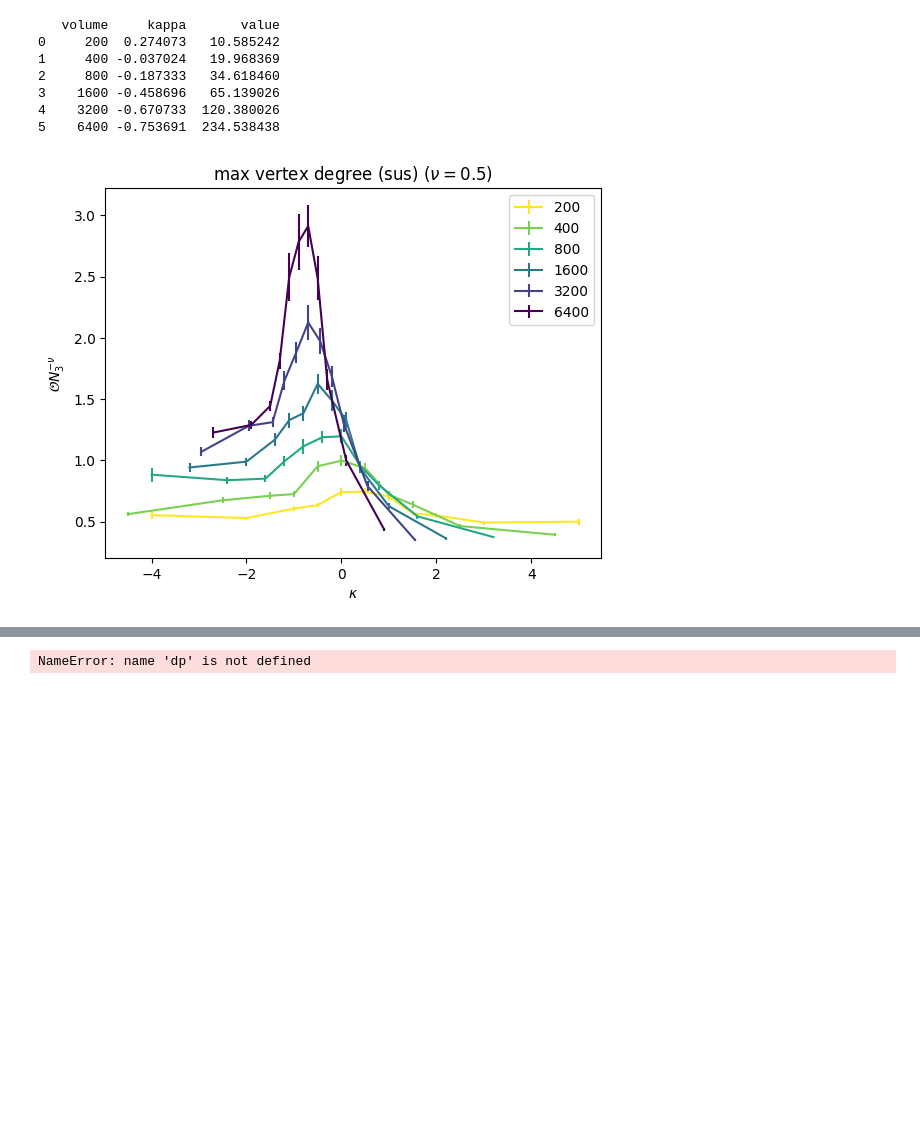
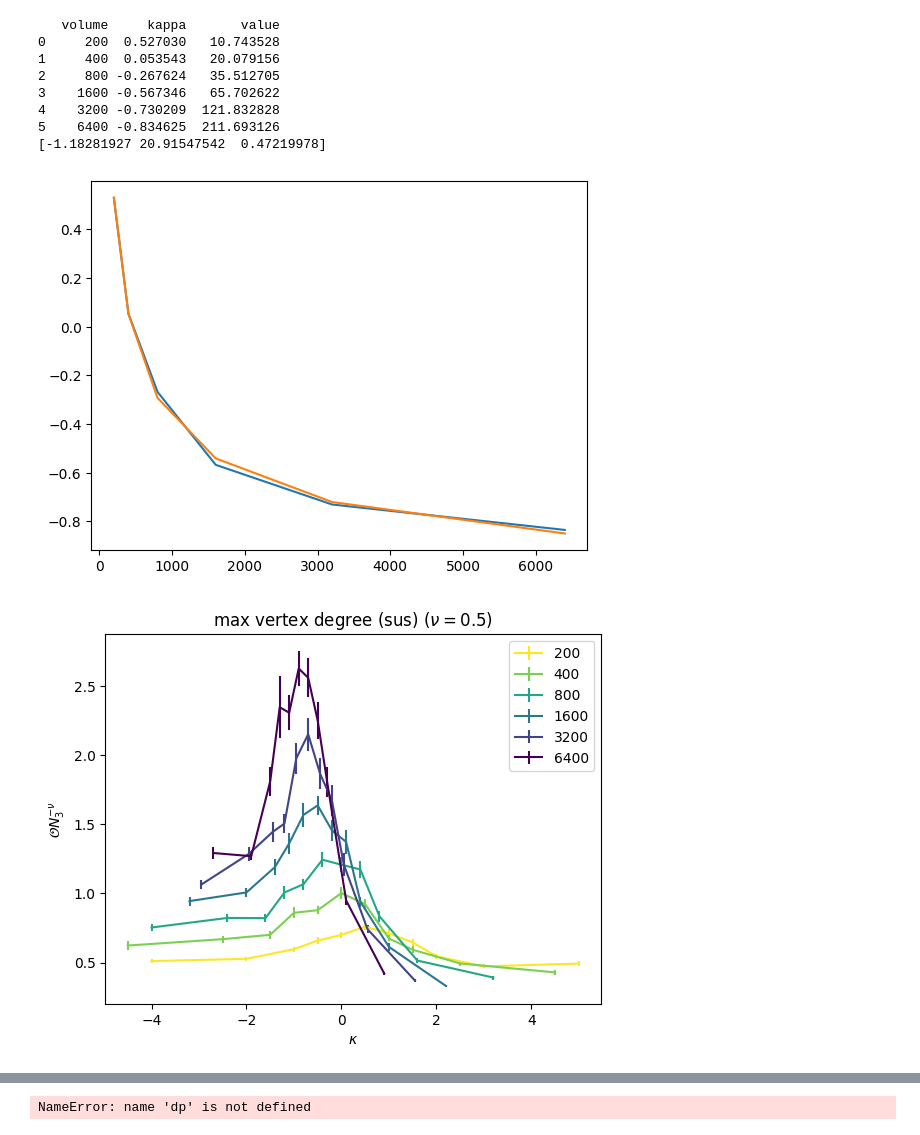
Before and after one commit to TomGerstel/dynamical-triangulations-3d, a Jupyter notebook: analysis/main.ipynb, the cells around one changed output, grey strips where cells are left out. Cells and saved outputs as stored; diff of their text form; code cells hidden in the pictures; blank space fills up the shorter version.

Commit message:
peak fits

```diff
--- a/analysis/main.ipynb
+++ b/analysis/main.ipynb
@@ -9,15 +9,15 @@ dp = reload(dp)
 def dir_filter(directory):
     dir_name = directory.name
     name_index = dir_name.split("_")
-    return name_index[0] == "search"
+    return name_index[0] == "explore"
 
 root = os.getcwd()
 output_path = os.path.join(root, "..", "output")
 dirs = list(os.scandir(output_path))
 
 # observables to investigate
-#obs_names = ["dual_graph_shell", "dual_tree_shell", "edge_degree", "edge_detour", "edge_freq", "edge_middle", "triangle_detour", "triangle_freq", "triangle_middle", "vertex_count", "vertex_degree", "vertex_tree_shell", "volume"]
-obs_names = ["dual_dist_prof", "edge_degree", "edge_detour", "edge_middle", "triangle_detour", "triangle_middle", "vertex_count", "vertex_degree", "volume"]
+obs_names = ["dual_graph_shell", "dual_tree_shell", "edge_degree", "edge_detour", "edge_freq", "edge_middle", "triangle_detour", "triangle_freq", "triangle_middle", "vertex_count", "vertex_degree", "vertex_tree_shell", "volume"]
+#obs_names = ["dual_dist_prof", "edge_degree", "edge_detour", "edge_middle", "triangle_detour", "triangle_middle", "vertex_count", "vertex_degree", "volume"]
 
 # build a container
 all_data = np.empty((len(obs_names), 6), dtype=object)
@@ -59,18 +59,37 @@ And another one!
 And another one!
 And another one!
 And another one!
+# %%
+import matplotlib.pyplot as plt
+from scipy.optimize import curve_fit
+import numpy as np
+
+def kappa_curve(N, kappa_c, c, nu):
+    return kappa_c + c * np.power(N, -nu)
 # %%
-df = dp.process_volume_kappa(all_data[7][3])
+
+# find peaks
+df = dp.process_volume_kappa(all_data[10][3])
 dp.write_data_frame(df, "test")
 df_peak = dp.get_peak_data(df)
 print(df_peak)
+
+# fit curve
+popt, pcov = curve_fit(kappa_curve, df_peak["volume"], df_peak["kappa"], bounds=([-np.inf, 0, 0], [np.inf, np.inf, np.inf]))
+print(popt)
+plt.plot(df_peak["volume"], df_peak["kappa"])
+plt.plot(df_peak["volume"], kappa_curve(df_peak["volume"], *popt))
+plt.show()
+
 dp.volume_kappa_plot(df, 0.5, title="max vertex degree (sus)")
 # %% [output]
    volume     kappa       value
-0     200  0.274073   10.585242
-1     400 -0.037024   19.968369
-2     800 -0.187333   34.618460
-3    1600 -0.458696   65.139026
-4    3200 -0.670733  120.380026
-5    6400 -0.753691  234.538438
+0     200  0.527030   10.743528
+1     400  0.053543   20.079156
+2     800 -0.267624   35.512705
+3    1600 -0.567346   65.702622
+4    3200 -0.730209  121.832828
+5    6400 -0.834625  211.693126
+[-1.18281927 20.91547542  0.47219978]
-[figure, old version]
+[figure, new version]
+[figure, added]
```
Also changed, not shown: parts of 2 cells of this notebook, 2 other files.
